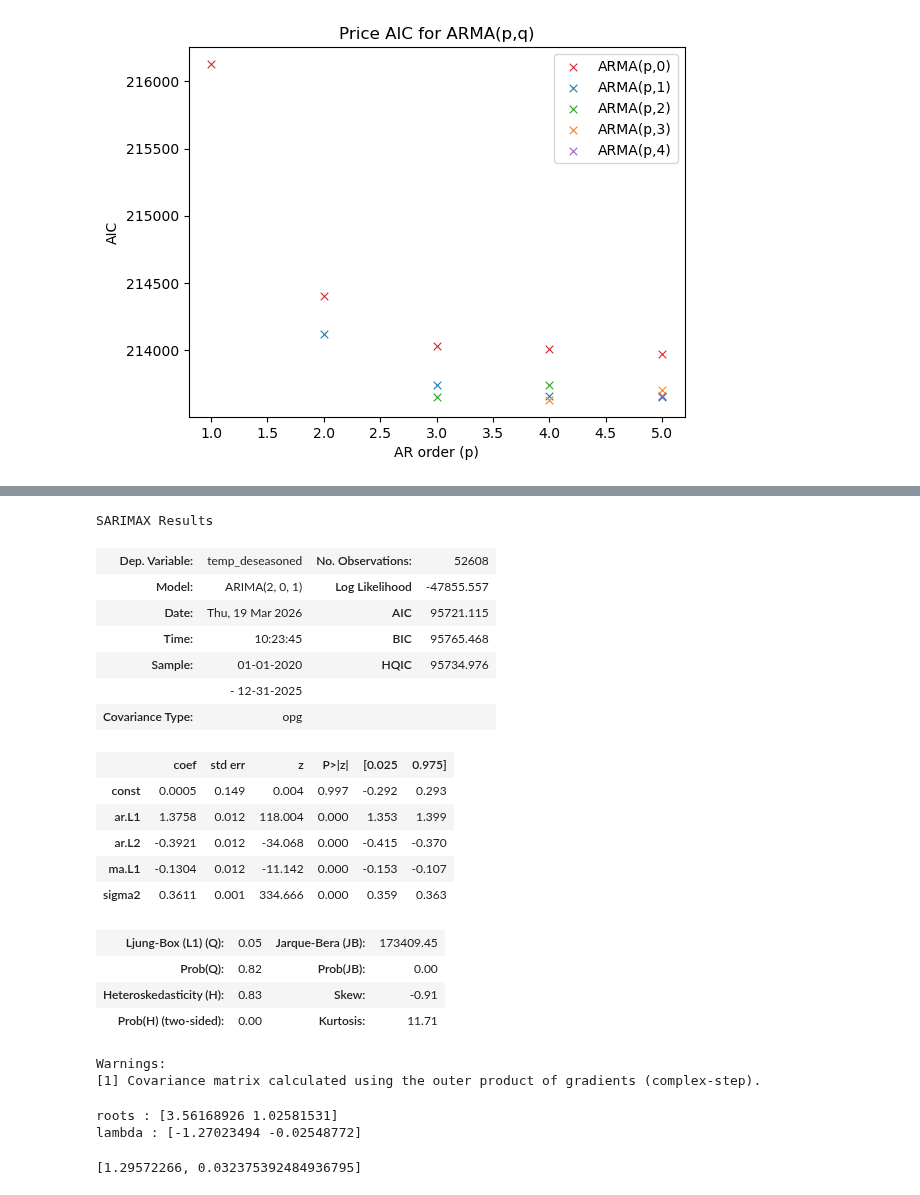
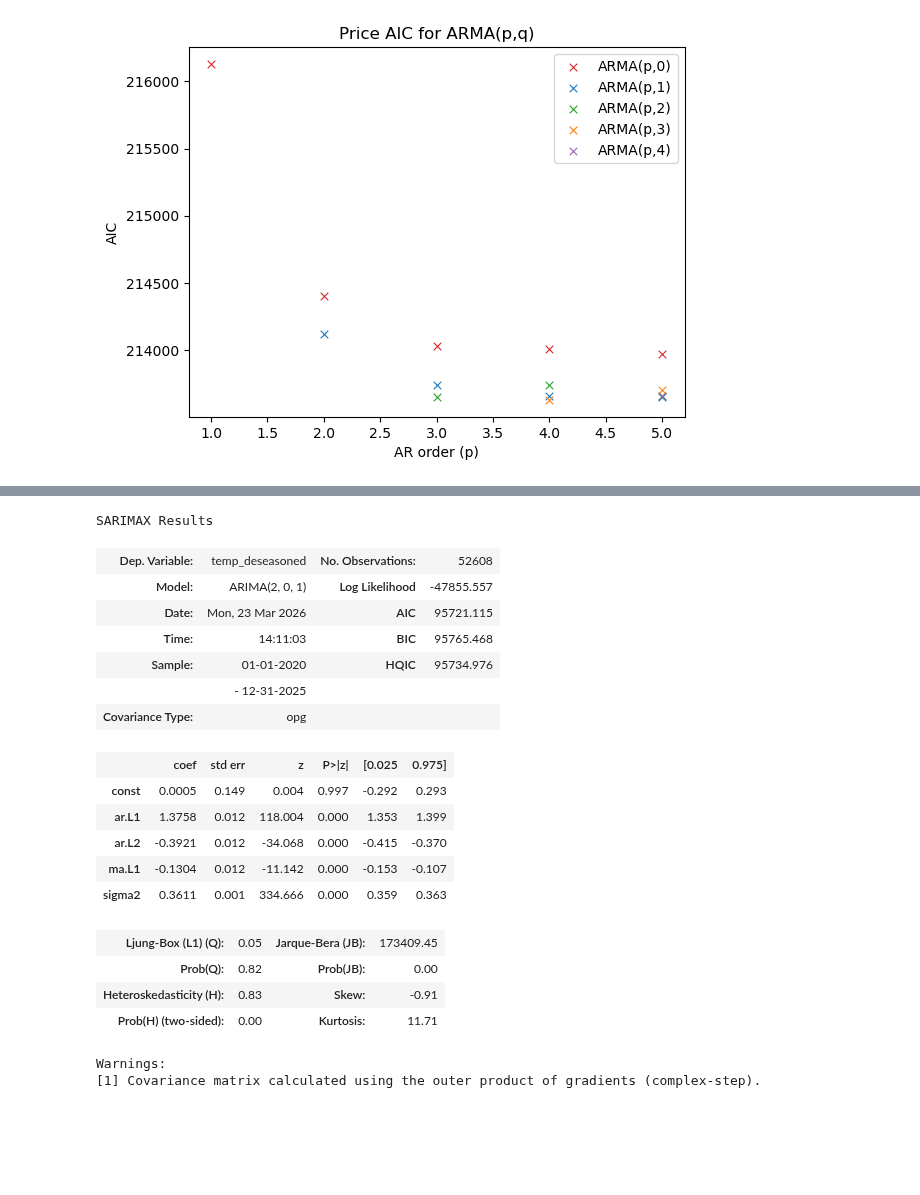
Before and after one commit to gabrielprieurq/carma-quonto, a Jupyter notebook: notebooks/03arma_order.ipynb, the cells around one changed output, grey strips where cells are left out. Saved outputs shown, nothing was run; the diff lists cells and outputs as text; code cells hidden in the pictures; blank space fills up the shorter version.

```diff
--- a/notebooks/03arma_order.ipynb
+++ b/notebooks/03arma_order.ipynb
@@ -184,9 +184,9 @@ import matplotlib.pyplot as plt
 from statsmodels.tsa.arima.model import ARIMA
 import numpy as np
 
-residuals = temp_res.copy()
-model = ARIMA(residuals, order=(2,0,1))
-result = model.fit()
+temp_residuals = temp_res.copy()
+temp_model = ARIMA(temp_residuals, order=(2,0,1))
+temp_result = temp_model.fit()
 # %%
 import numpy as np
 import pandas as pd
@@ -228,11 +213,11 @@ plt.show()
 # %%
-result.summary()
+temp_result.summary()
 # %% [output]
 SARIMAX Results
 | Dep. Variable: | temp_deseasoned | No. Observations: | 52608 |
 | Model: | ARIMA(2, 0, 1) | Log Likelihood | -47855.557 |
-| Date: | Thu, 19 Mar 2026 | AIC | 95721.115 |
-| Time: | 10:23:45 | BIC | 95765.468 |
+| Date: | Mon, 23 Mar 2026 | AIC | 95721.115 |
+| Time: | 14:11:03 | BIC | 95765.468 |
 | Sample: | 01-01-2020 | HQIC | 95734.976 |
 |  | - 12-31-2025 |  |  |
 | Covariance Type: | opg |  |  |
@@ -257,20 +235,0 @@ def coeforder2(eigenvalues_carma):
-# %%
-import numpy as np
-
-phi1 = 1.2556
-phi2 = -0.2737
-
-coeff = [-phi2, -phi1, 1]
-
-roots = np.roots(coeff)
-print("roots :", roots)
-
-lambda_vals = -np.log(roots)
-print("lambda :", lambda_vals)
-# %% [output]
-roots : [3.56168926 1.02581531]
-lambda : [-1.27023494 -0.02548772]
-# %%
-coeforder2([-1.27023494, -0.02548772])
-# %% [output]
-[1.29572266, 0.032375392484936795]
```
Also changed, not shown: parts of 6 cells of this notebook, 9 other files.
